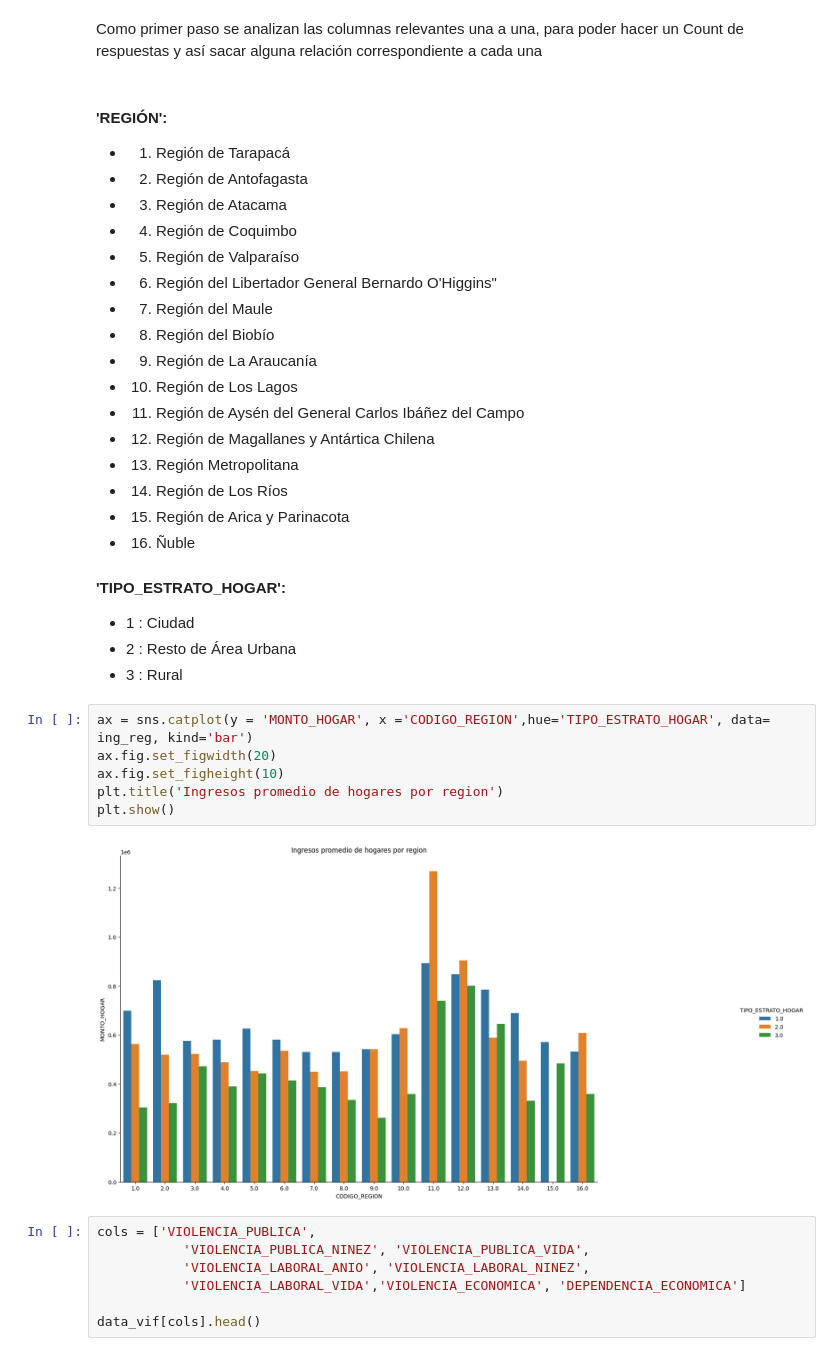
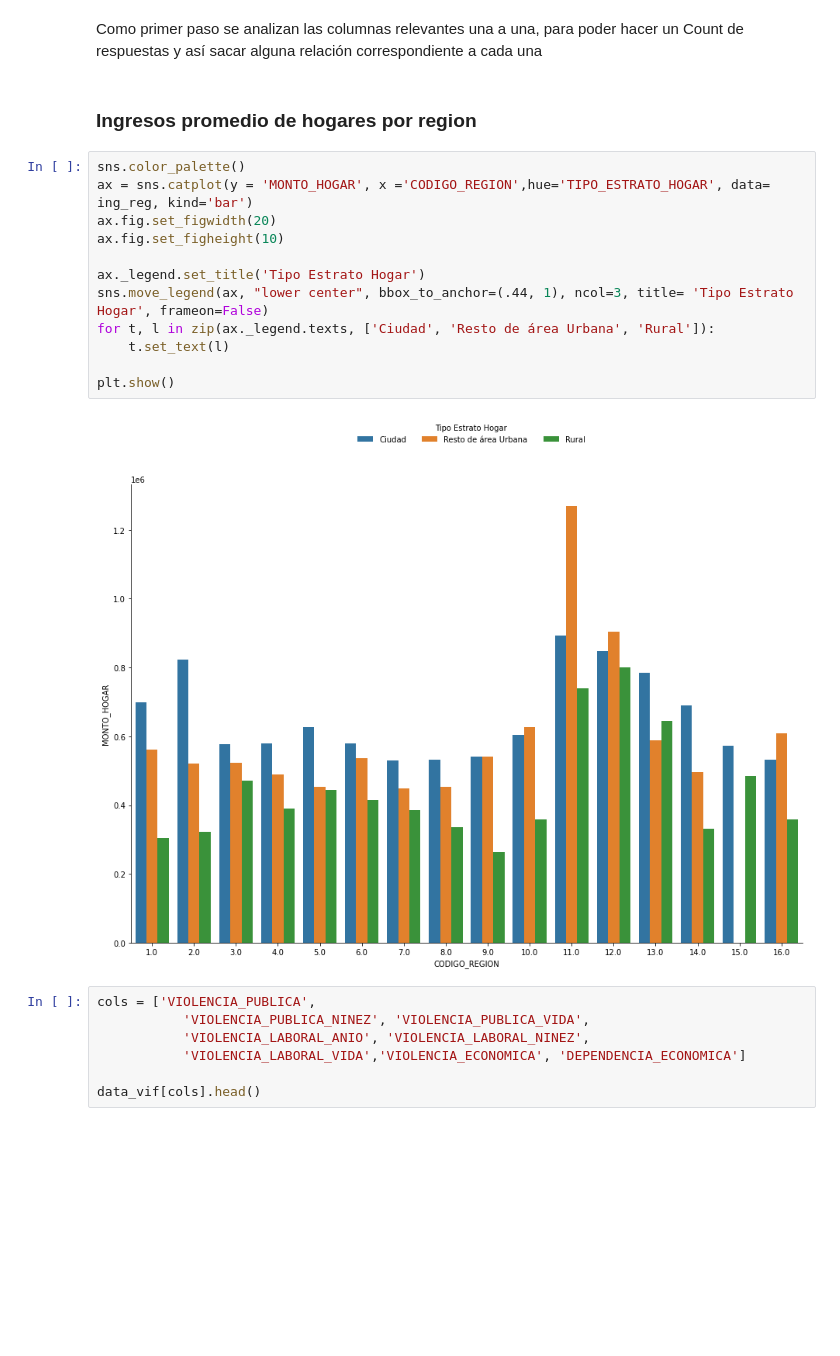
Before and after one commit to LunaGarces/Proyecto_Intro_Cn_Datos, a Jupyter notebook: Analisis y Construcción.ipynb, the cells around one changed output. Drawn from its saved outputs; the diff is of its cells as text; blank space fills up the shorter version.

```diff
--- a/Analisis y Construcción.ipynb
+++ b/Analisis y Construcción.ipynb
@@ -77,37 +82,22 @@ ing_reg.head(10)
 | 9 | 4.0 | 1.0 | 580111.977331 |
 # %% [markdown]
 Como primer paso se analizan las columnas relevantes una a una, para poder hacer un Count de respuestas y así sacar alguna relación correspondiente a cada una
-# %% [markdown]
-#### 'REGIÓN':
-- 1. Región de Tarapacá
-- 2. Región de Antofagasta
-- 3. Región de Atacama
-- 4. Región de Coquimbo
-- 5. Región de Valparaíso
-- 6. Región del Libertador General Bernardo O'Higgins"
-- 7. Región del Maule
-- 8. Región del Biobío
-- 9. Región de La Araucanía
-- 10. Región de Los Lagos
-- 11. Región de Aysén del General Carlos Ibáñez del Campo
-- 12. Región de Magallanes y Antártica Chilena
-- 13. Región Metropolitana
-- 14. Región de Los Ríos
-- 15. Región de Arica y Parinacota
-- 16. Ñuble
-
-#### 'TIPO_ESTRATO_HOGAR':
-- 1 : Ciudad
-- 2 : Resto de Área Urbana
-- 3 : Rural
+# %% [markdown]
+### Ingresos promedio de hogares por region
 # %%
+sns.color_palette()
 ax = sns.catplot(y = 'MONTO_HOGAR', x ='CODIGO_REGION',hue='TIPO_ESTRATO_HOGAR', data= ing_reg, kind='bar')
 ax.fig.set_figwidth(20)
 ax.fig.set_figheight(10)
-plt.title('Ingresos promedio de hogares por region')
+
+ax._legend.set_title('Tipo Estrato Hogar')
+sns.move_legend(ax, "lower center", bbox_to_anchor=(.44, 1), ncol=3, title= 'Tipo Estrato Hogar', frameon=False)
+for t, l in zip(ax._legend.texts, ['Ciudad', 'Resto de área Urbana', 'Rural']):
+    t.set_text(l)
+
 plt.show()
 # %% [output]
-[figure, old version]
+[figure, new version]
 # %%
 cols = ['VIOLENCIA_PUBLICA',
            'VIOLENCIA_PUBLICA_NINEZ', 'VIOLENCIA_PUBLICA_VIDA',
```
Also changed, not shown: parts of 30 cells of this notebook.
